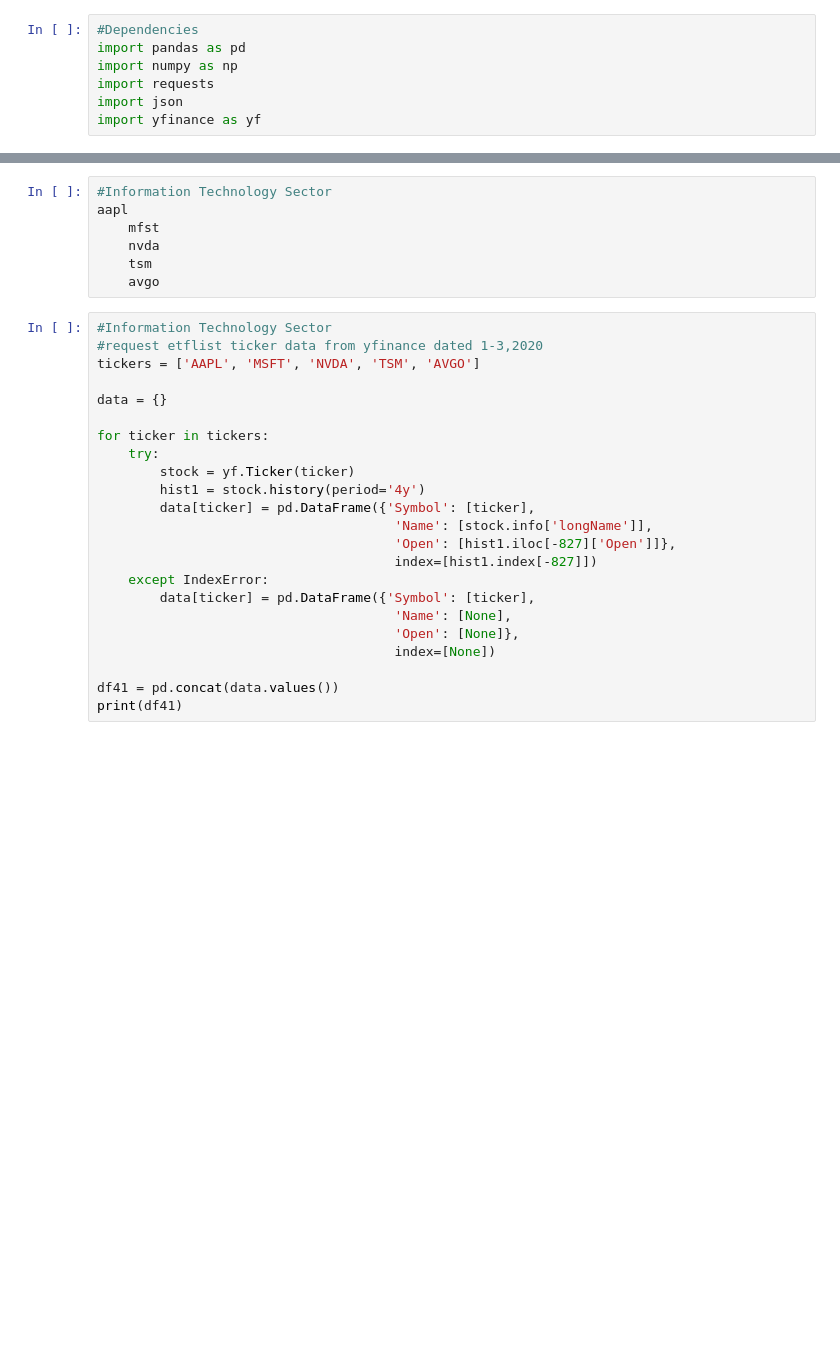
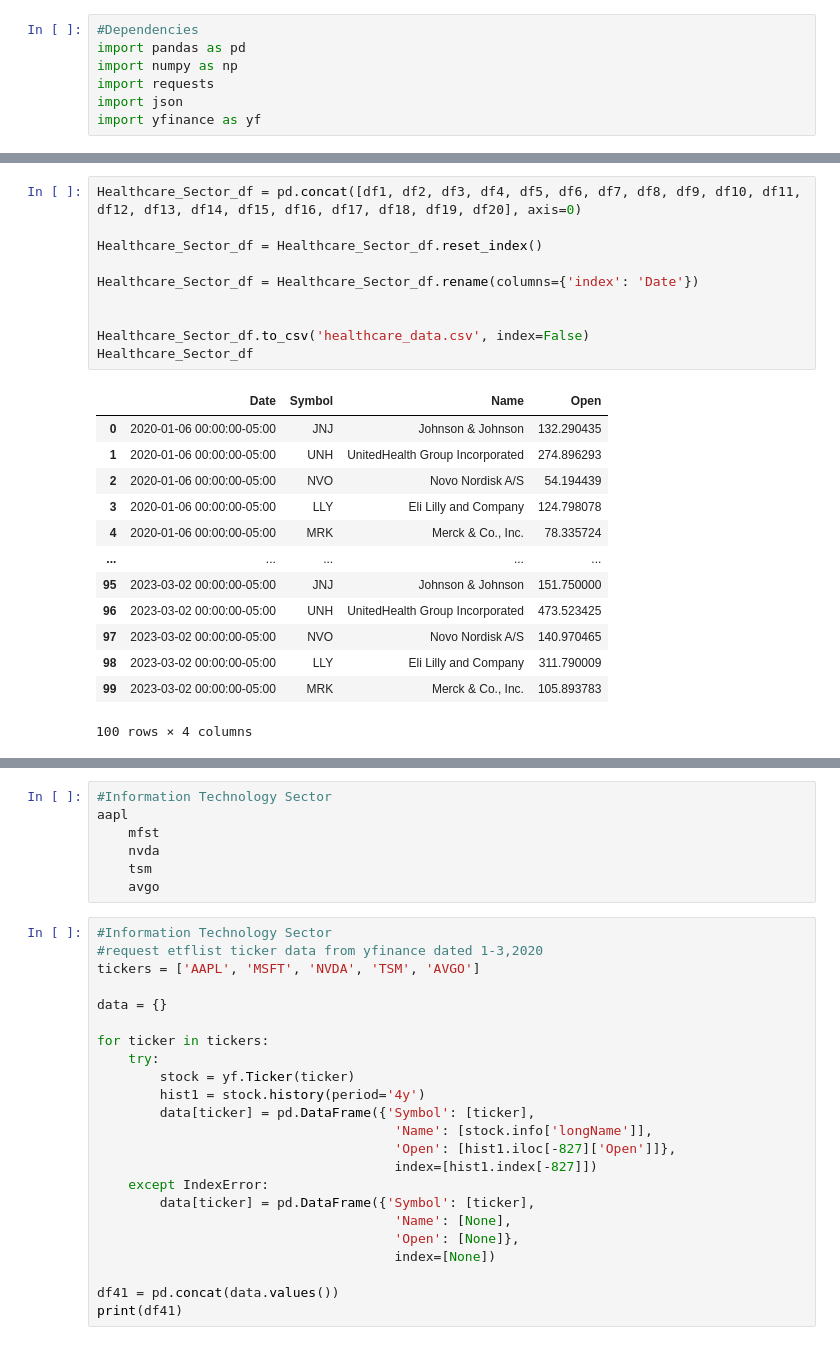
Before and after one commit to rawlam/project-3, a Jupyter notebook: ETFDATA.ipynb, the cells around one changed output, grey strips where cells are left out. Drawn from its saved outputs; the diff is of its cells as text; blank space fills up the shorter version.

```diff
--- a/ETFDATA.ipynb
+++ b/ETFDATA.ipynb
@@ -607,0 +646,24 @@ print(df20)
+# %%
+Healthcare_Sector_df = pd.concat([df1, df2, df3, df4, df5, df6, df7, df8, df9, df10, df11, df12, df13, df14, df15, df16, df17, df18, df19, df20], axis=0)
+
+Healthcare_Sector_df = Healthcare_Sector_df.reset_index()
+
+Healthcare_Sector_df = Healthcare_Sector_df.rename(columns={'index': 'Date'})
+
+
+Healthcare_Sector_df.to_csv('healthcare_data.csv', index=False)
+Healthcare_Sector_df
+# %% [output]
+|  | Date | Symbol | Name | Open |
+| 0 | 2020-01-06 00:00:00-05:00 | JNJ | Johnson & Johnson | 132.290435 |
+| 1 | 2020-01-06 00:00:00-05:00 | UNH | UnitedHealth Group Incorporated | 274.896293 |
+| 2 | 2020-01-06 00:00:00-05:00 | NVO | Novo Nordisk A/S | 54.194439 |
+| 3 | 2020-01-06 00:00:00-05:00 | LLY | Eli Lilly and Company | 124.798078 |
+| 4 | 2020-01-06 00:00:00-05:00 | MRK | Merck & Co., Inc. | 78.335724 |
+| ... | ... | ... | ... | ... |
+| 95 | 2023-03-02 00:00:00-05:00 | JNJ | Johnson & Johnson | 151.750000 |
+| 96 | 2023-03-02 00:00:00-05:00 | UNH | UnitedHealth Group Incorporated | 473.523425 |
+| 97 | 2023-03-02 00:00:00-05:00 | NVO | Novo Nordisk A/S | 140.970465 |
+| 98 | 2023-03-02 00:00:00-05:00 | LLY | Eli Lilly and Company | 311.790009 |
+| 99 | 2023-03-02 00:00:00-05:00 | MRK | Merck & Co., Inc. | 105.893783 |
+100 rows × 4 columns
```
Also changed, not shown: parts of 114 cells of this notebook, 11 other files.
